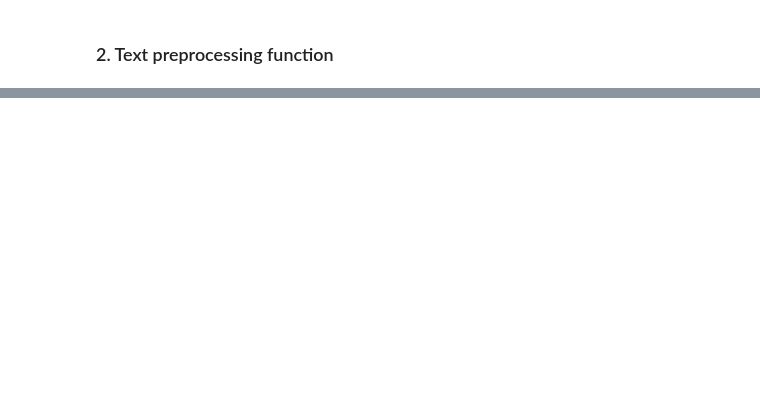
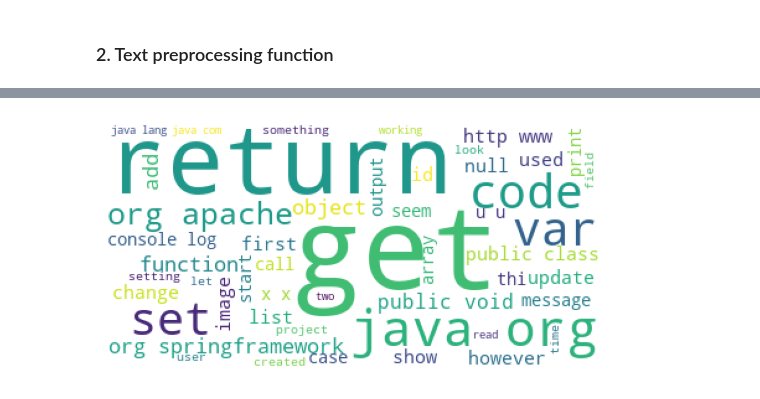
Before and after one commit to maurlco/stackoverflow-question-tag, a Jupyter notebook: 01_EDA_function.ipynb, the cells around one changed output, grey strips where cells are left out. Saved outputs shown, nothing was run; the diff lists cells and outputs as text; code cells hidden in the pictures; blank space fills up the shorter version.

```diff
--- a/01_EDA_function.ipynb
+++ b/01_EDA_function.ipynb
@@ -170,0 +702,6 @@ most_freq = zip(*freq2.most_common(100))[0]
+# %%
+df['_len_body'] = df['_len_body_2']
+df.head(5)
+# %%
+df = df.drop(['Body_2','_len_body_2'], axis=1)
+df.head(5)
@@ -170,0 +748,3 @@ most_freq = zip(*freq2.most_common(100))[0]
+# %%
+raw_corpus_text = " ".join(df.Body_2.values)
+raw_corpus_text[:1000]
@@ -170,0 +753,4 @@ most_freq = zip(*freq2.most_common(100))[0]
+# %%
+tokenizer = nltk.RegexpTokenizer(r'[a-zA_\-+#]*\.?[a-zA_\+#]+')
+raw_tokens_tags= tokenizer.tokenize(raw_corpus_tags)
+raw_tokens_text = tokenizer.tokenize(raw_corpus_text)
@@ -170,0 +947,10 @@ most_freq = zip(*freq2.most_common(100))[0]
+# %%
+import matplotlib.pyplot as plt
+wordcloud = WordCloud(background_color='white',
+                      stopwords=[],
+                      max_words=50).generate(" ".join(raw_tokens_text))
+plt.imshow(wordcloud)
+plt.axis("off")
+plt.show()
+# %% [output]
+[figure, added]
```
Also changed, not shown: parts of 125 cells of this notebook, 11 other files.
